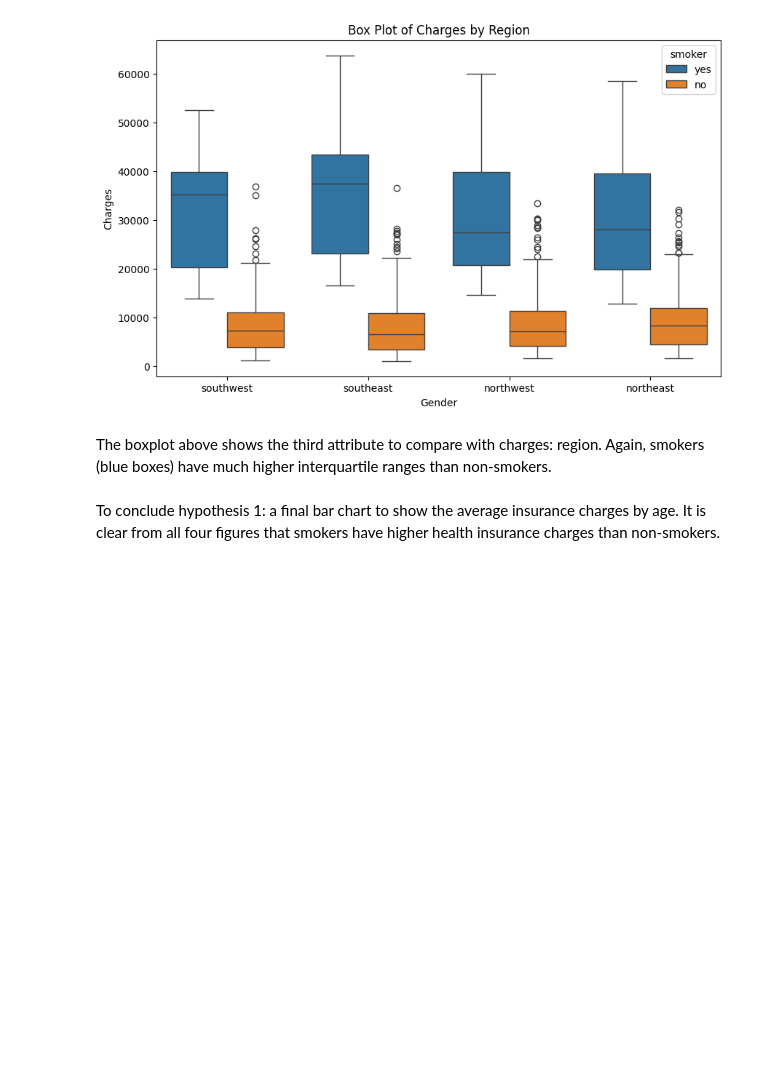
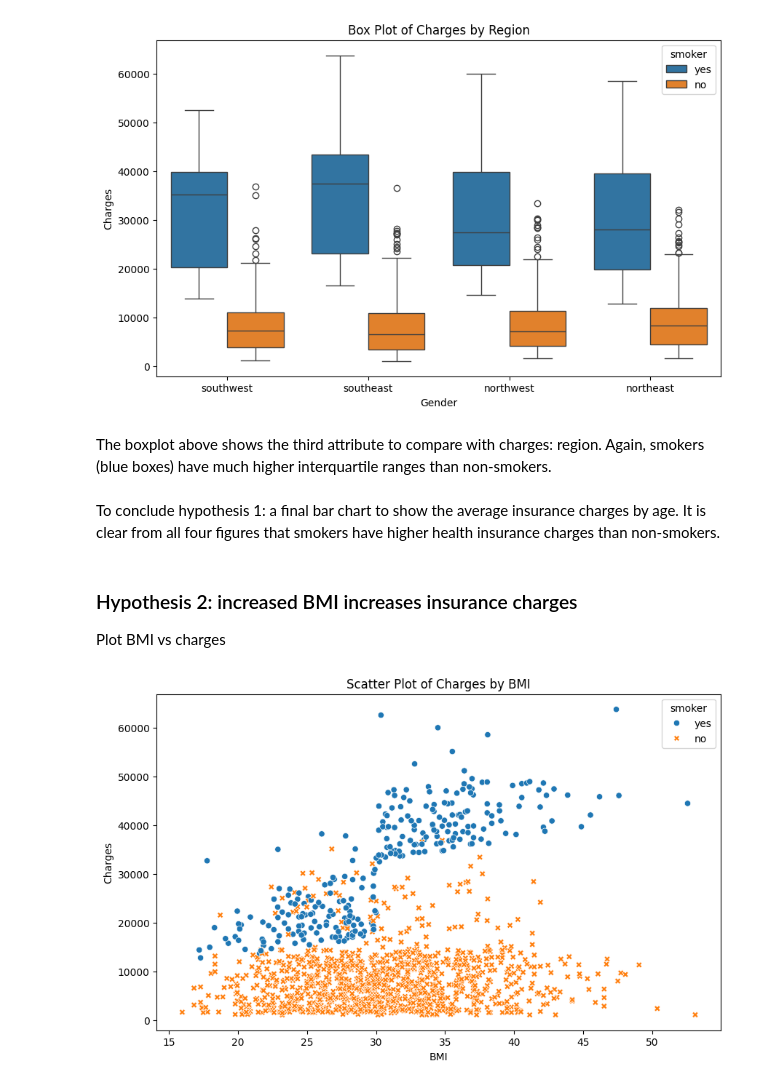
Before and after one commit to BethW83/health-insurance-project-1, a Jupyter notebook: jupyter_notebooks/Notebook-2-visuals.ipynb, the cells around one changed output. Cells and saved outputs as stored; diff of their text form; code cells hidden in the pictures; blank space fills up the shorter version.

```diff
--- a/jupyter_notebooks/Notebook-2-visuals.ipynb
+++ b/jupyter_notebooks/Notebook-2-visuals.ipynb
@@ -70,3 +70,16 @@ fig.update_layout(title=title, xaxis_title='Age', yaxis_title='Average Charges')
 fig.show()
 # %% [markdown]
 To conclude hypothesis 1: a final bar chart to show the average insurance charges by age. It is clear from all four figures that smokers have higher health insurance charges than non-smokers.
+# %% [markdown]
+### Hypothesis 2: increased BMI increases insurance charges
+Plot BMI vs charges
+# %%
+# scatter plot of charges by bmi
+plt.figure(figsize=(10, 6))
+sns.scatterplot(x='bmi', y='charges', data=df, hue='smoker', style='smoker')
+plt.title('Scatter Plot of Charges by BMI')
+plt.xlabel('BMI')
+plt.ylabel('Charges')
+plt.show()
+# %% [output]
+[figure, added]
```
Also changed, not shown: parts of 8 cells of this notebook, 5 other files.
